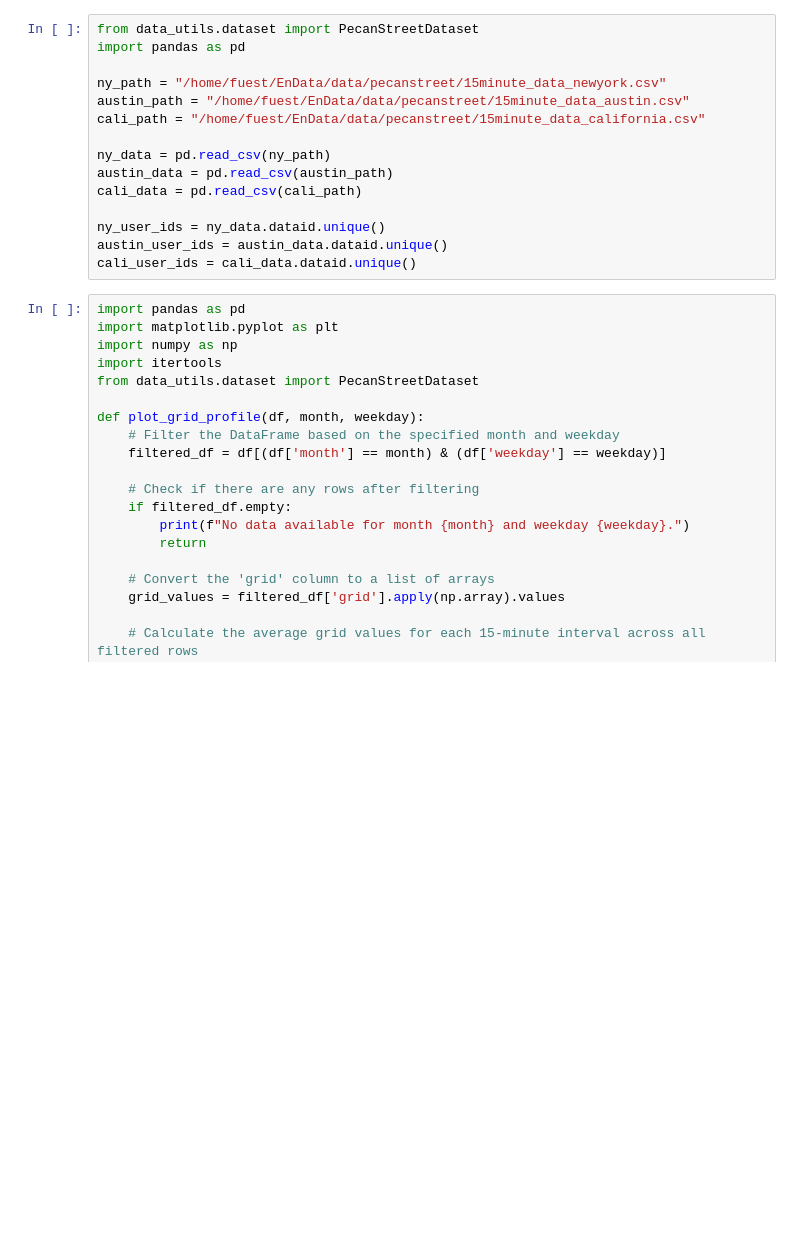
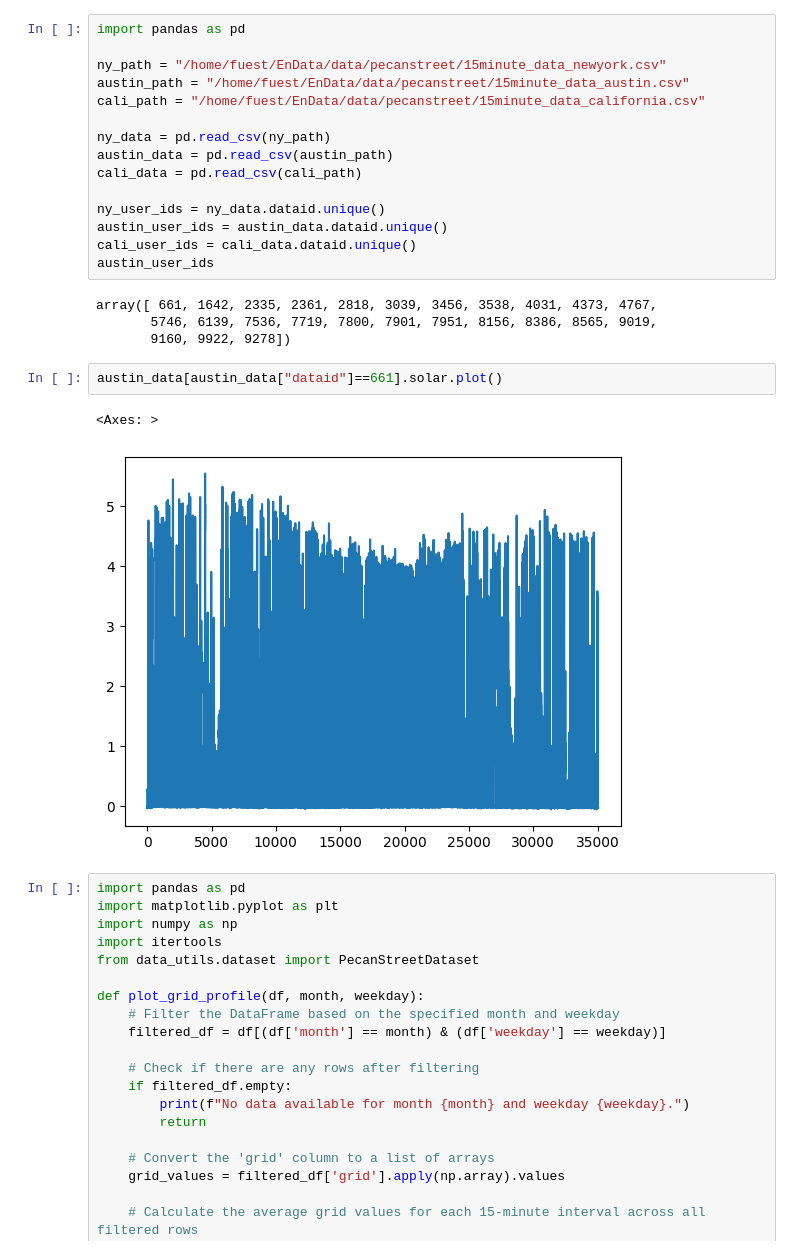
Before and after one commit to DAI-Lab/Cents, a Jupyter notebook: playground.ipynb, the cells around one changed output. Drawn from its saved outputs; the diff is of its cells as text; blank space fills up the shorter version.

```diff
--- a/playground.ipynb
+++ b/playground.ipynb
@@ -1,5 +1,4 @@
 # %%
-from data_utils.dataset import PecanStreetDataset
 import pandas as pd
 
 ny_path = "/home/fuest/EnData/data/pecanstreet/15minute_data_newyork.csv"
@@ -13,6 +12,16 @@ cali_data = pd.read_csv(cali_path)
 ny_user_ids = ny_data.dataid.unique()
 austin_user_ids = austin_data.dataid.unique()
 cali_user_ids = cali_data.dataid.unique()
+austin_user_ids
+# %% [output]
+array([ 661, 1642, 2335, 2361, 2818, 3039, 3456, 3538, 4031, 4373, 4767,
+       5746, 6139, 7536, 7719, 7800, 7901, 7951, 8156, 8386, 8565, 9019,
+       9160, 9922, 9278])
+# %%
+austin_data[austin_data["dataid"]==661].solar.plot()
+# %% [output]
+<Axes: >
+[figure, added]
 # %%
 import pandas as pd
 import matplotlib.pyplot as plt
```
Also changed, not shown: parts of 2 cells of this notebook, 2 other files.
